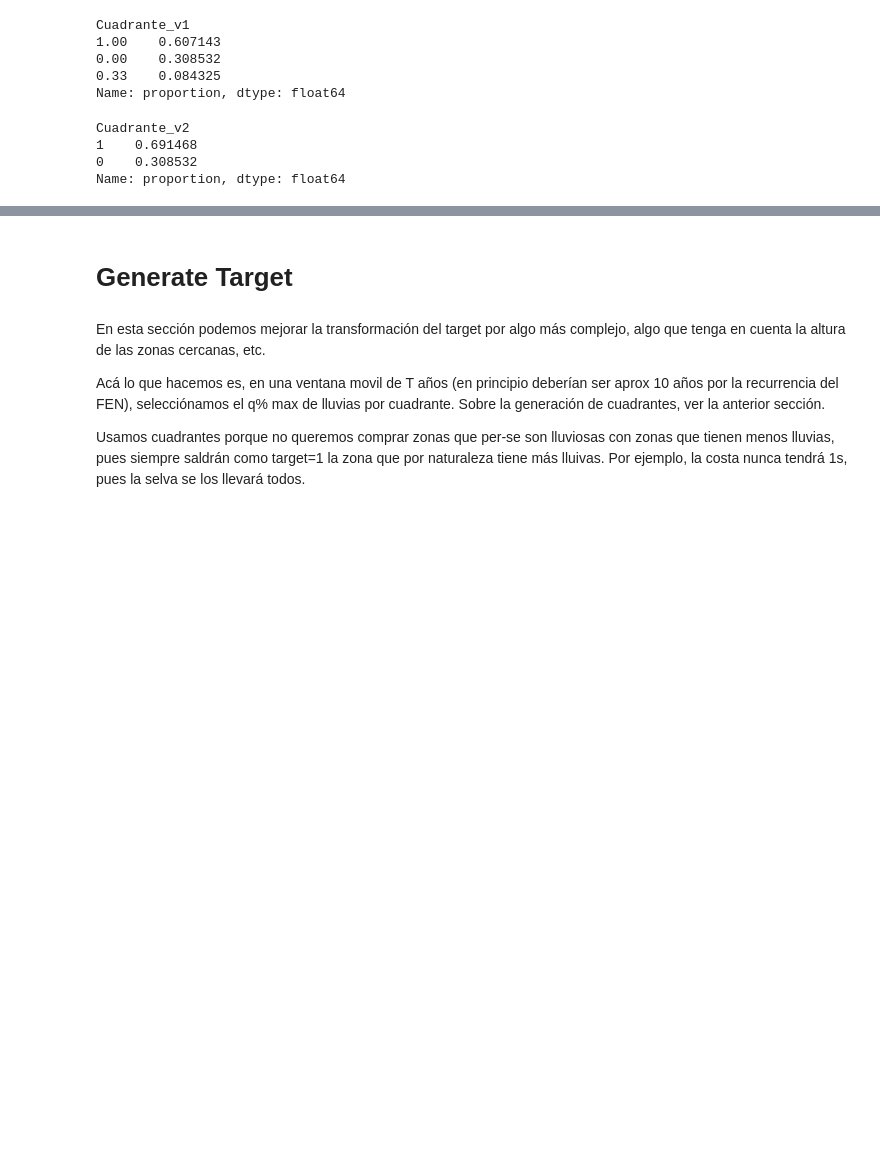
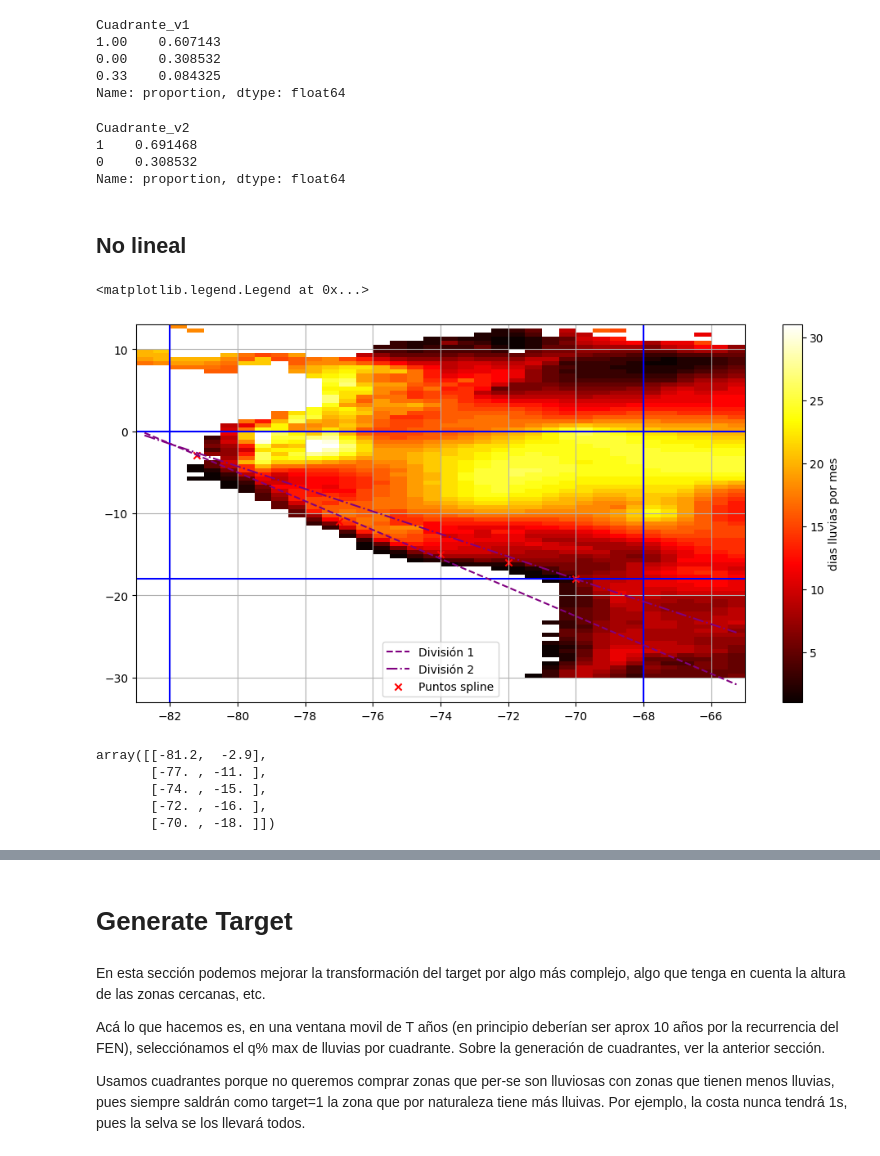
Before and after one commit to gabodabo-uno/DLA2501---Deep-Learning-Avanzado, a Jupyter notebook: Flood forecasting/3. Programas/02_Save_Gridded_TimeSeries.ipynb, the cells around one changed output, grey strips where cells are left out. Cells and saved outputs as stored; diff of their text form; code cells hidden in the pictures; blank space fills up the shorter version.

Commit message:
Spline para generacion de regiones

```diff
--- a/Flood forecasting/3. Programas/02_Save_Gridded_TimeSeries.ipynb
+++ b/Flood forecasting/3. Programas/02_Save_Gridded_TimeSeries.ipynb
@@ -551,3 +556,60 @@ Cuadrante_v2
 1    0.691468
 0    0.308532
 Name: proportion, dtype: float64
+# %% [markdown]
+## No lineal
+# %%
+p1 = (-81.2, -2.9)
+p2 = (-77, -11)
+p3 = (-74, -15)
+p4 = (-72, -16)
+p5 = (-70, -18)
+
+size_marker_spline = 35
+color_marker_spline = 'red'
+# %%
+ds_wet_peru_prueba2 = filtrar_por_lat_lon(ds_wet_peru_prueba, (-30, max_lat_LA), (min_lon_LA, -65))
+
+
+div_1 = fun_1(ds_wet_peru_prueba2['lon'].values)
+div_2 = fun_2(ds_wet_peru_prueba2['lon'].values)
+
+_lon_per, _lat_per = np.meshgrid(ds_wet_peru_prueba2['lon'].values,
+                                 ds_wet_peru_prueba2['lat'].values)
+_frs_peru = ds_wet_peru_prueba2['wet'].values[-1]
+
+plt.figure(figsize=(12, 6))
+plt.pcolormesh(_lon_per, _lat_per, _frs_peru, shading='auto', cmap='hot')
+plt.colorbar(label='dias lluvias por mes')
+plt.grid()
+
+# Superior Izquierdo
+plt.axvline(x = min_lon, color = 'b')
+plt.axhline(y = max_lat, color = 'b')
+
+# Inferior Derecho
+plt.axvline(x = max_lon, color = 'b')
+plt.axhline(y = min_lat, color = 'b')
+
+plt.plot(ds_wet_peru_prueba2['lon'].values, div_1, color='purple', linestyle='--',  label='División 1')
+plt.plot(ds_wet_peru_prueba2['lon'].values, div_2, color='purple', linestyle='-.', label='División 2')
+
+# Identificador de primer punto
+plt.scatter(x = p1[0], y = p1[1], color = color_marker_spline,marker='x',  s=size_marker_spline)
+
+# Identificador de segundo punto
+plt.scatter(x = p2[0], y = p2[1], color = color_marker_spline,marker='x',  s=size_marker_spline)
+
+# Identificador de tercer punto
+plt.scatter(x = p3[0], y = p3[1], color = color_marker_spline,marker='x',  s=size_marker_spline)
+
+# Identificador de cuarto punto
+plt.scatter(x = p4[0], y = p4[1], color = color_marker_spline,marker='x',  s=size_marker_spline)
+
+# Identificador de cuarto punto
+plt.scatter(x = p5[0], y = p5[1], color = color_marker_spline,marker='x', label='Puntos spline', s=size_marker_spline)
+
+plt.legend()
+# %% [output]
+<matplotlib.legend.Legend at 0x...>
+[figure, added]
@@ -553,0 +627,9 @@ Name: proportion, dtype: float64
+# %%
+X_y_Y_para_spline = np.array([p1, p2, p3, p4, p5])
+X_y_Y_para_spline
+# %% [output]
+array([[-81.2,  -2.9],
+       [-77. , -11. ],
+       [-74. , -15. ],
+       [-72. , -16. ],
+       [-70. , -18. ]])
```
Also changed, not shown: parts of 12 cells of this notebook, 1 other file.
